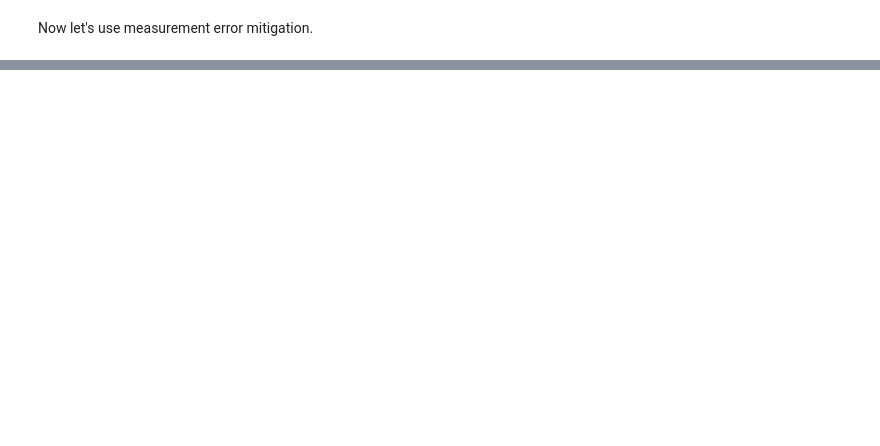
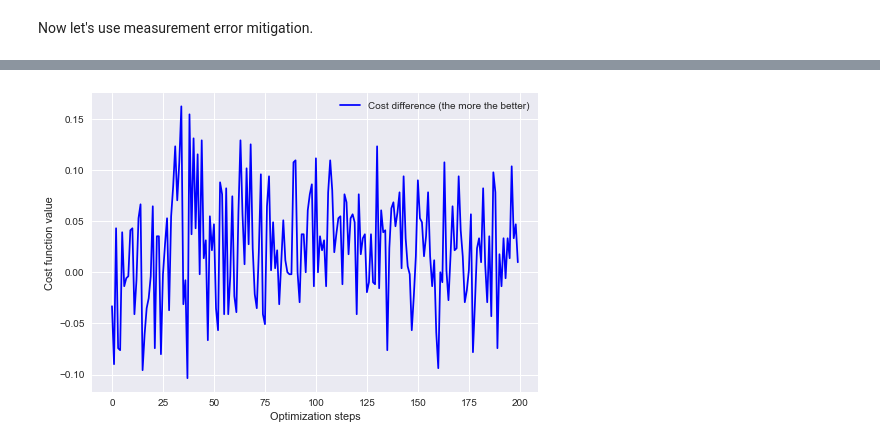
Before and after one commit to pwegrzyn/pennylane-extra, a Jupyter notebook: examples/qng_with_noise_demo.ipynb, the cells around one changed output, grey strips where cells are left out. Drawn from its saved outputs; the diff is of its cells as text; code cells hidden in the pictures; blank space fills up the shorter version.

```diff
--- a/examples/qng_with_noise_demo.ipynb
+++ b/examples/qng_with_noise_demo.ipynb
@@ -253,0 +266,13 @@ Done.
+# %%
+cost_difference = [a - b for a, b in zip(qng_cost, qng_cost_mitigated)]
+
+
+plt.plot(cost_difference, "b", label="Cost difference (the more the better)")
+
+plt.ylabel("Cost function value")
+plt.xlabel("Optimization steps")
+plt.ylim(-0)
+plt.legend()
+plt.show()
+# %% [output]
+[figure, added]
```
Also changed, not shown: parts of 5 cells of this notebook.
